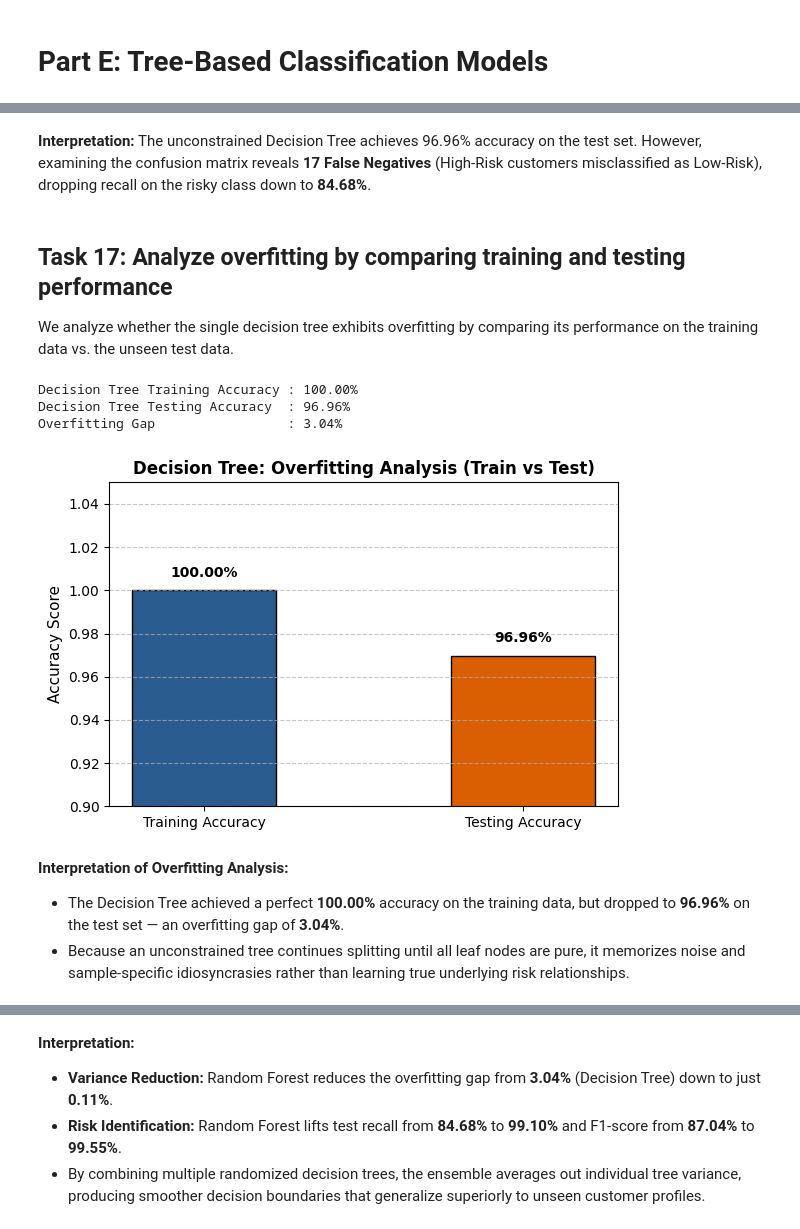
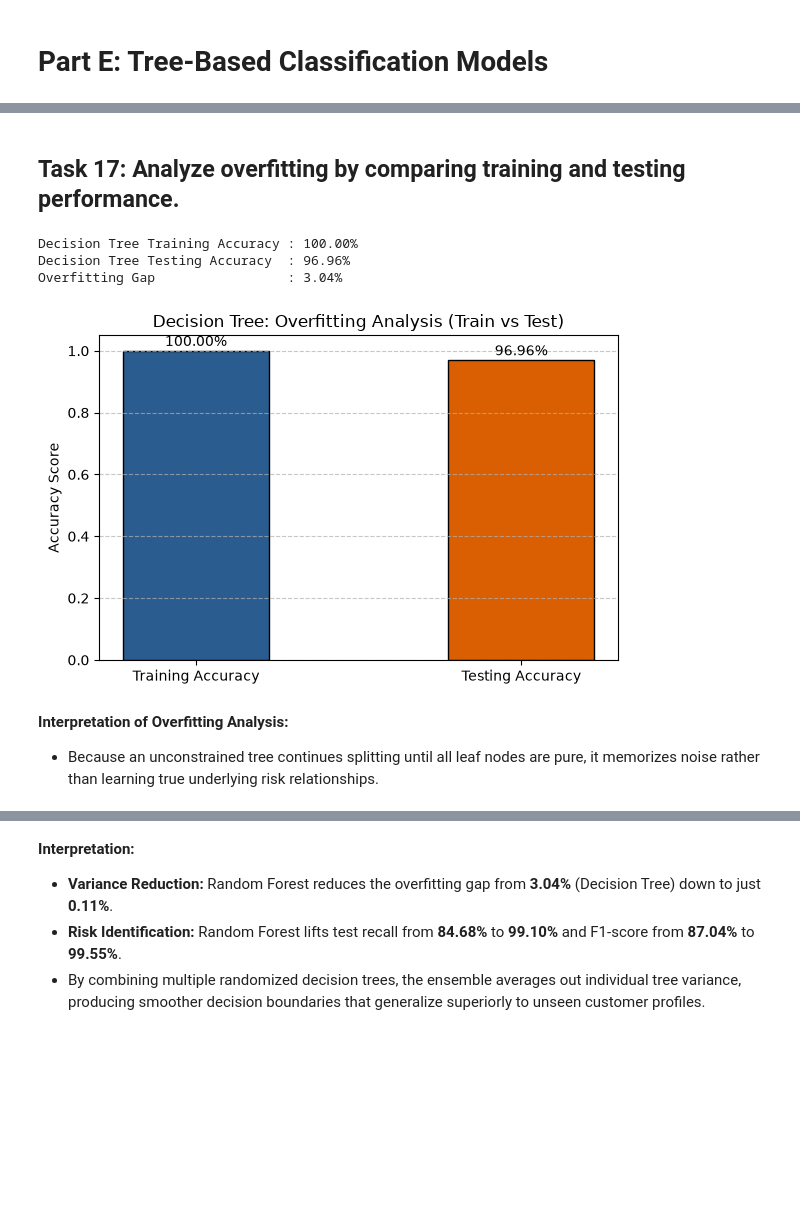
Before and after one commit to bhumihalatwala/Supervised_Learning_PR3, a Jupyter notebook: Risk_Alert_Classifier.ipynb, the cells around one changed output, grey strips where cells are left out. Saved outputs shown, nothing was run; the diff lists cells and outputs as text; code cells hidden in the pictures; blank space fills up the shorter version.

```diff
--- a/Risk_Alert_Classifier.ipynb
+++ b/Risk_Alert_Classifier.ipynb
@@ -396,16 +346,16 @@ print(f"\nImbalance Ratio (Majority : Minority): {imbalance_ratio:.2f} : 1")
 
 # Visualize Class Imbalance
 plt.figure(figsize=(7, 4.5))
-colors = ["#2b7bba", "#d95f02"]
+colors = ["#2b7bba","#d95f02"]
 bars = plt.bar(["Low Risk (Class 0)", "High Risk (Class 1)"], class_counts, color=colors, edgecolor="black", width=0.45)
-plt.title("Class Distribution in Training Set (Demonstrating Imbalance)", fontsize=13, fontweight="bold")
-plt.ylabel("Number of Customers", fontsize=11)
+plt.title("Class Distribution in Training Set (Demonstrating Imbalance)")
+plt.ylabel("Number of Customers")
 plt.grid(axis="y", linestyle="--", alpha=0.7)
 
 for bar in bars:
     yval = bar.get_height()
     pct = (yval / len(y_train)) * 100
-    plt.text(bar.get_x() + bar.get_width() / 2, yval + 50, f"{yval}\n({pct:.1f}%)", ha="center", va="bottom", fontweight="bold")
+    plt.text(bar.get_x() + bar.get_width() / 2, yval + 50, f"{yval}\n({pct:.1f}%)", ha="center", va="bottom")
 
 plt.ylim(0, class_counts[0] + 500)
 plt.tight_layout()
@@ -607,40 +548,33 @@ weighted avg     0.9690    0.9696    0.9692       920
-# %% [markdown]
-**Interpretation:**
-The unconstrained Decision Tree achieves 96.96% accuracy on the test set. However, examining the confusion matrix reveals **17 False Negatives** (High-Risk customers misclassified as Low-Risk), dropping recall on the risky class down to **84.68%**.
 # %% [markdown]
-## Task 17: Analyze overfitting by comparing training and testing performance
-
-We analyze whether the single decision tree exhibits overfitting by comparing its performance on the training data vs. the unseen test data.
+## Task 17: Analyze overfitting by comparing training and testing performance.
 # %%
 # Compute training vs testing accuracy
 dt_train_acc = accuracy_score(y_train, dt_train_pred)
 dt_test_acc = accuracy_score(y_test, dt_test_pred)
 dt_gap = dt_train_acc - dt_test_acc
 
 print(f"Decision Tree Training Accuracy : {dt_train_acc * 100:.2f}%")
 print(f"Decision Tree Testing Accuracy  : {dt_test_acc * 100:.2f}%")
 print(f"Overfitting Gap                 : {dt_gap * 100:.2f}%")
 
 # Plot Train vs Test Accuracy
 plt.figure(figsize=(6, 4))
 bars = plt.bar(["Training Accuracy", "Testing Accuracy"], [dt_train_acc, dt_test_acc], color=["#2b5c8f", "#d95f02"], edgecolor="black", width=0.45)
-plt.ylim(0.9, 1.05)
-plt.ylabel("Accuracy Score", fontsize=11)
-plt.title("Decision Tree: Overfitting Analysis (Train vs Test)", fontsize=12, fontweight="bold")
+plt.ylabel("Accuracy Score")
+plt.title("Decision Tree: Overfitting Analysis (Train vs Test)")
 plt.grid(axis="y", linestyle="--", alpha=0.7)
 
 for bar in bars:
     yval = bar.get_height()
-    plt.text(bar.get_x() + bar.get_width() / 2, yval + 0.005, f"{yval * 100:.2f}%", ha="center", va="bottom", fontweight="bold")
+    plt.text(bar.get_x() + bar.get_width() / 2, yval + 0.005, f"{yval * 100:.2f}%", ha="center", va="bottom")
 
 plt.tight_layout()
 plt.show()
 # %% [output]
 Decision Tree Training Accuracy : 100.00%
 Decision Tree Testing Accuracy  : 96.96%
 Overfitting Gap                 : 3.04%
-[figure, old version]
+[figure, new version]
 # %% [markdown]
 **Interpretation of Overfitting Analysis:**
-- The Decision Tree achieved a perfect **100.00%** accuracy on the training data, but dropped to **96.96%** on the test set — an overfitting gap of **3.04%**.
-- Because an unconstrained tree continues splitting until all leaf nodes are pure, it memorizes noise and sample-specific idiosyncrasies rather than learning true underlying risk relationships.
+- Because an unconstrained tree continues splitting until all leaf nodes are pure, it memorizes noise rather than learning true underlying risk relationships.
```
Also changed, not shown: parts of 40 cells of this notebook.
